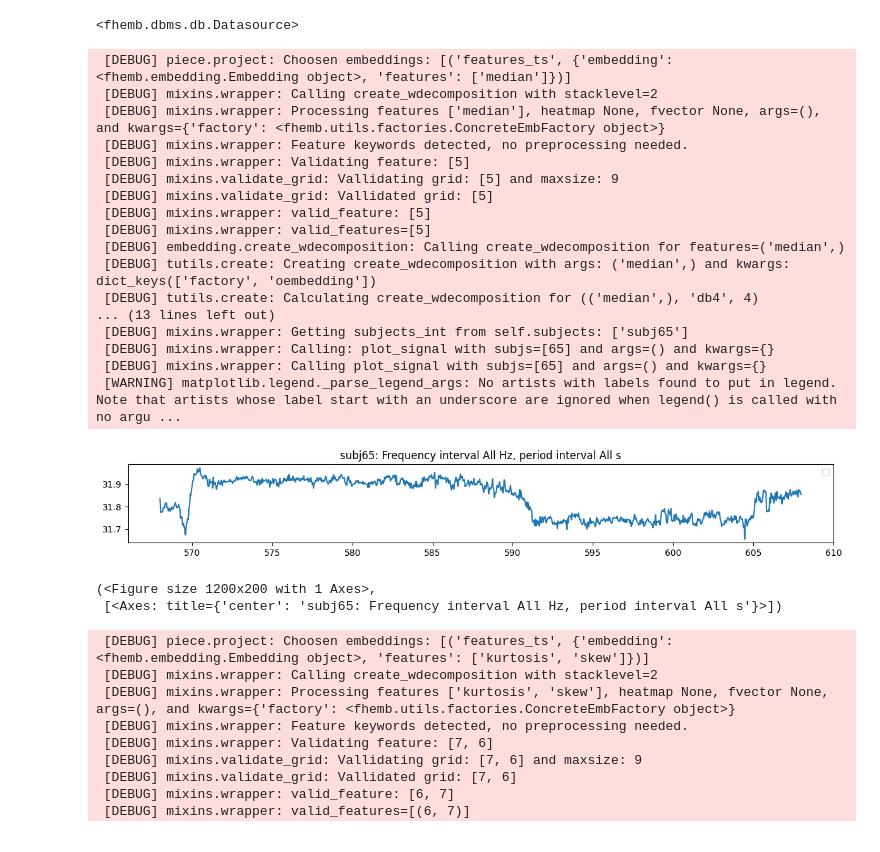
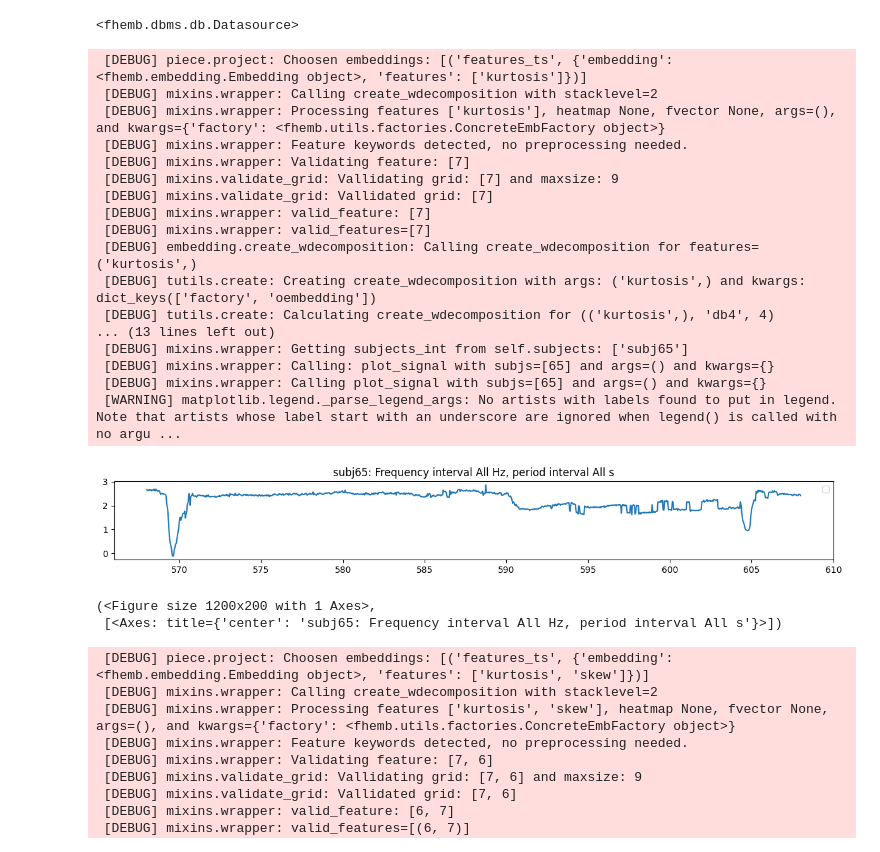
Before and after one commit to rdned/nbdev_fhemb, a Jupyter notebook: nbs/tfreq.ipynb, the cells around one changed output. Saved outputs shown, nothing was run; the diff lists cells and outputs as text; code cells hidden in the pictures.

```diff
--- a/nbs/tfreq.ipynb
+++ b/nbs/tfreq.ipynb
@@ -221,26 +221,26 @@ exc_tb=None
  [DEBUG] piece.__init__: Creating a Generalts with time_interval=(14200, 15200), subjects=None
 <fhemb.dbms.db.Datasource>
 # %%
-dg0.face_t.project(features=['median'], subjs=[65], wdfactory=wfactory('db4',4)).plot_signal(subjs=[65])
+dg0.face_t.project(features=['kurtosis'], subjs=[65], wdfactory=wfactory('db4',4)).plot_signal(subjs=[65])
 # %% [output]
- [DEBUG] piece.project: Choosen embeddings: [('features_ts', {'embedding': <fhemb.embedding.Embedding object>, 'features': ['median']})]
+ [DEBUG] piece.project: Choosen embeddings: [('features_ts', {'embedding': <fhemb.embedding.Embedding object>, 'features': ['kurtosis']})]
  [DEBUG] mixins.wrapper: Calling create_wdecomposition with stacklevel=2
- [DEBUG] mixins.wrapper: Processing features ['median'], heatmap None, fvector None, args=(), and kwargs={'factory': <fhemb.utils.factories.ConcreteEmbFactory object>}
+ [DEBUG] mixins.wrapper: Processing features ['kurtosis'], heatmap None, fvector None, args=(), and kwargs={'factory': <fhemb.utils.factories.ConcreteEmbFactory object>}
  [DEBUG] mixins.wrapper: Feature keywords detected, no preprocessing needed.
- [DEBUG] mixins.wrapper: Validating feature: [5]
- [DEBUG] mixins.validate_grid: Vallidating grid: [5] and maxsize: 9
- [DEBUG] mixins.validate_grid: Vallidated grid: [5]
- [DEBUG] mixins.wrapper: valid_feature: [5]
- [DEBUG] mixins.wrapper: valid_features=[5]
- [DEBUG] embedding.create_wdecomposition: Calling create_wdecomposition for features=('median',)
- [DEBUG] tutils.create: Creating create_wdecomposition with args: ('median',) and kwargs: dict_keys(['factory', 'oembedding'])
- [DEBUG] tutils.create: Calculating create_wdecomposition for (('median',), 'db4', 4)
+ [DEBUG] mixins.wrapper: Validating feature: [7]
+ [DEBUG] mixins.validate_grid: Vallidating grid: [7] and maxsize: 9
+ [DEBUG] mixins.validate_grid: Vallidated grid: [7]
+ [DEBUG] mixins.wrapper: valid_feature: [7]
+ [DEBUG] mixins.wrapper: valid_features=[7]
+ [DEBUG] embedding.create_wdecomposition: Calling create_wdecomposition for features=('kurtosis',)
+ [DEBUG] tutils.create: Creating create_wdecomposition with args: ('kurtosis',) and kwargs: dict_keys(['factory', 'oembedding'])
+ [DEBUG] tutils.create: Calculating create_wdecomposition for (('kurtosis',), 'db4', 4)
 ... (13 lines left out)
  [DEBUG] mixins.wrapper: Getting subjects_int from self.subjects: ['subj65']
  [DEBUG] mixins.wrapper: Calling: plot_signal with subjs=[65] and args=() and kwargs={}
  [DEBUG] mixins.wrapper: Calling plot_signal with subjs=[65] and args=() and kwargs={}
  [WARNING] matplotlib.legend._parse_legend_args: No artists with labels found to put in legend.  Note that artists whose label start with an underscore are ignored when legend() is called with no argu ...
-[figure, old version]
+[figure, new version]
 (<Figure size 1200x200 with 1 Axes>,
  [<Axes: title={'center': 'subj65: Frequency interval All Hz, period interval All s'}>])
 # %%
```
Also changed, not shown: 2 other files.
